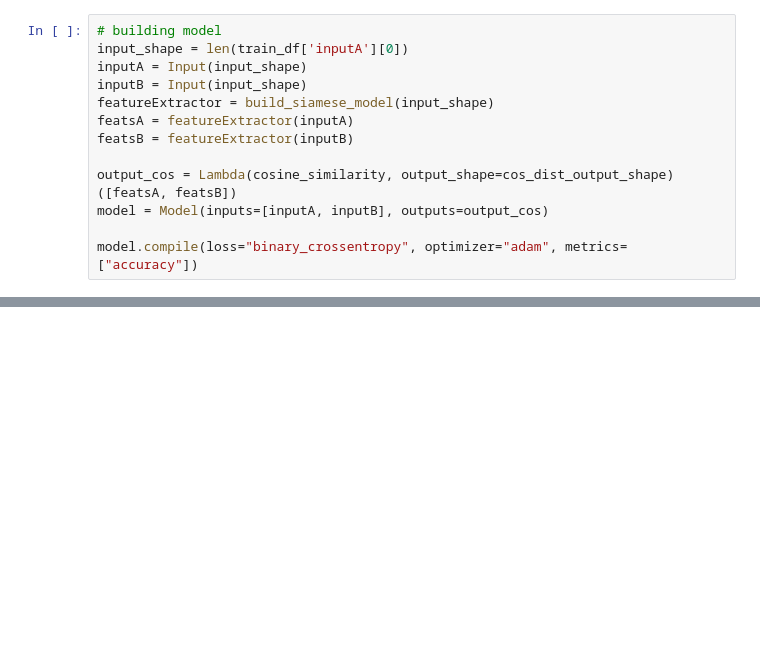
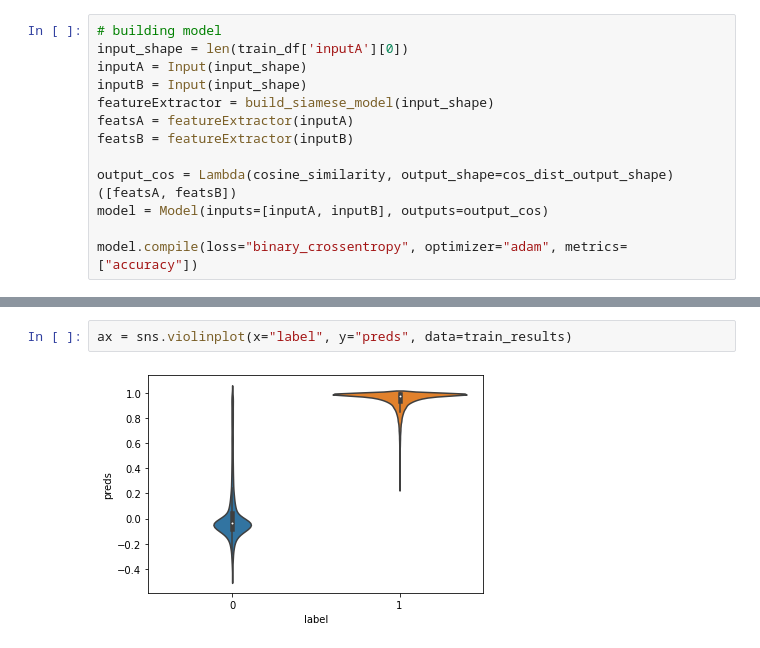
Before and after one commit to ABHISHEK03312/Speech_Emotion_recognition, a Jupyter notebook: speaker_siamese_model.ipynb, the cells around one changed output, grey strips where cells are left out. Saved outputs shown, nothing was run; the diff lists cells and outputs as text; blank space fills up the shorter version.

```diff
--- a/speaker_siamese_model.ipynb
+++ b/speaker_siamese_model.ipynb
@@ -117,0 +174,4 @@ ValueError: Failed to convert a NumPy array to a Tensor (Unsupported object type
+# %%
+ax = sns.violinplot(x="label", y="preds", data=train_results)
+# %% [output]
+[figure, added]
```
Also changed, not shown: parts of 21 cells of this notebook, 5 other files.
